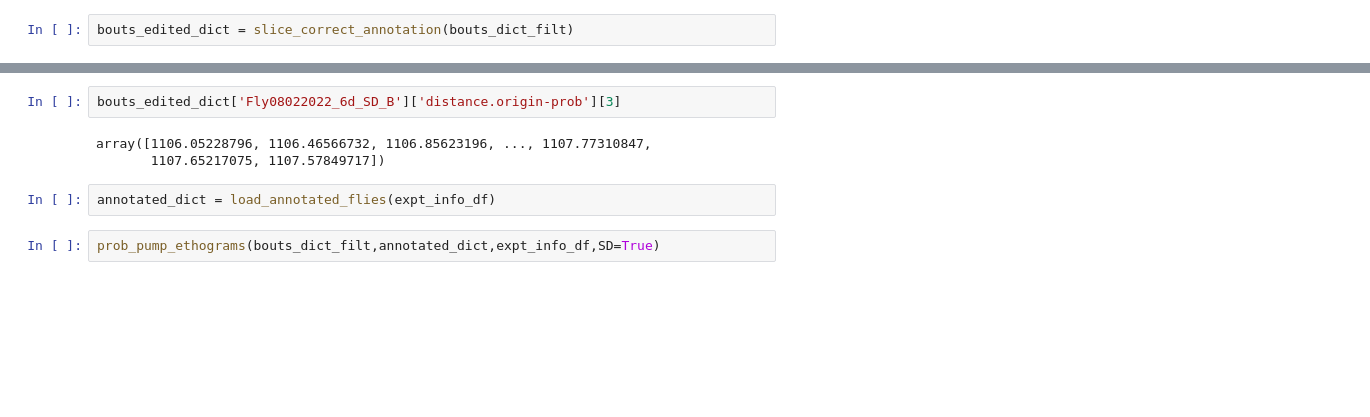
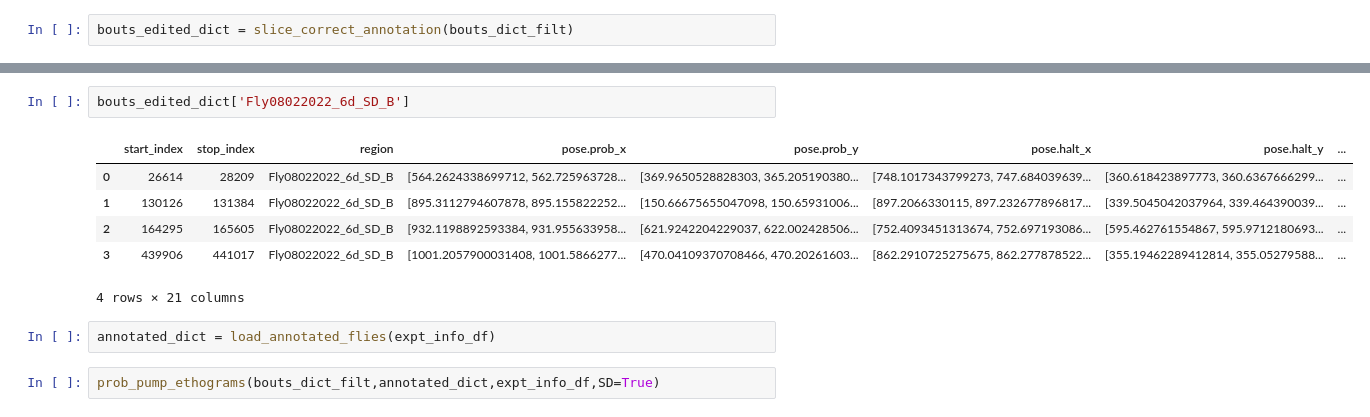
Before and after one commit to mfkeles/FruitFlyVideo, a Jupyter notebook: Peak_Detection/filter_and_extract_predictions.ipynb, the cells around one changed output, grey strips where cells are left out. Drawn from its saved outputs; the diff is of its cells as text; blank space fills up the shorter version.

```diff
--- a/Peak_Detection/filter_and_extract_predictions.ipynb
+++ b/Peak_Detection/filter_and_extract_predictions.ipynb
@@ -651,8 +657,12 @@ bouts_dict_filt['Fly08022022_6d_SD_B']
 # %%
-bouts_edited_dict['Fly08022022_6d_SD_B']['distance.origin-prob'][3]
+bouts_edited_dict['Fly08022022_6d_SD_B']
 # %% [output]
+|  | start_index | stop_index | region | pose.prob_x | pose.prob_y | pose.halt_x | pose.halt_y | ... |
+| 0 | 26614 | 28209 | Fly08022022_6d_SD_B | [564.2624338699712, 562.725963728... | [369.9650528828303, 365.205190380... | [748.1017343799273, 747.684039639... | [360.618423897773, 360.6367666299... | ... |
+| 1 | 130126 | 131384 | Fly08022022_6d_SD_B | [895.3112794607878, 895.155822252... | [150.66675655047098, 150.65931006... | [897.2066330115, 897.232677896817... | [339.5045042037964, 339.464390039... | ... |
+| 2 | 164295 | 165605 | Fly08022022_6d_SD_B | [932.1198892593384, 931.955633958... | [621.9242204229037, 622.002428506... | [752.4093451313674, 752.697193086... | [595.462761554867, 595.9712180693... | ... |
+| 3 | 439906 | 441017 | Fly08022022_6d_SD_B | [1001.2057900031408, 1001.5866277... | [470.04109370708466, 470.20261603... | [862.2910725275675, 862.277878522... | [355.19462289412814, 355.05279588... | ... |
-array([1106.05228796, 1106.46566732, 1106.85623196, ..., 1107.77310847,
-       1107.65217075, 1107.57849717])
+4 rows × 21 columns
 # %%
 annotated_dict = load_annotated_flies(expt_info_df)
 # %%
```
Also changed, not shown: parts of 12 cells of this notebook, 2 other files.
